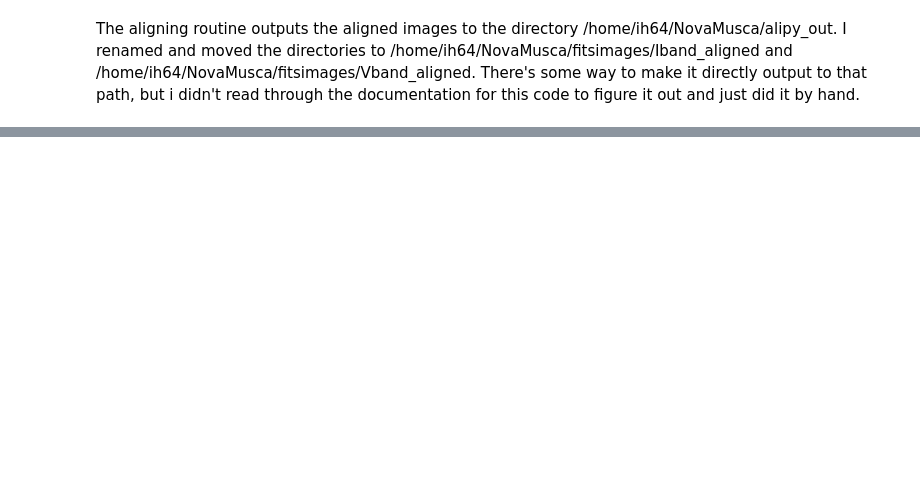
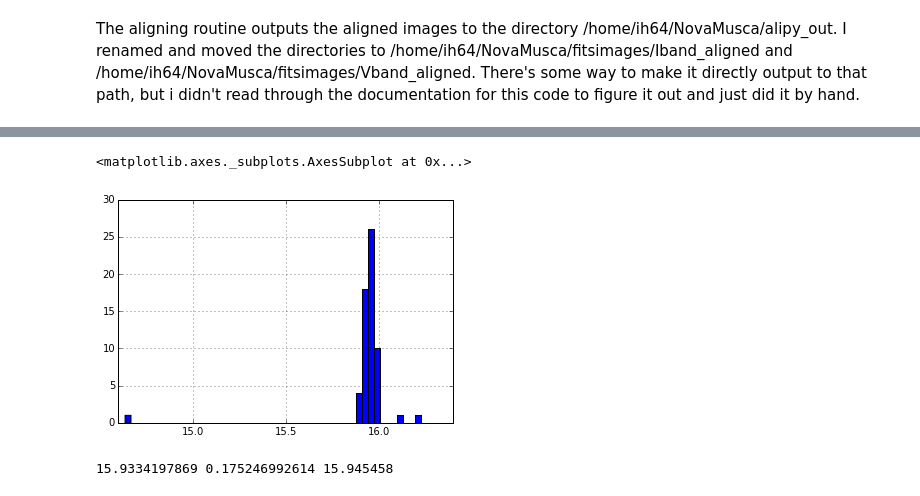
Before and after one commit to ih64/NovaMusca, a Jupyter notebook: NovaMuscaCalibration.ipynb, the cells around one changed output, grey strips where cells are left out. Drawn from its saved outputs; the diff is of its cells as text; code cells hidden in the pictures; blank space fills up the shorter version.

```diff
--- a/NovaMuscaCalibration.ipynb
+++ b/NovaMuscaCalibration.ipynb
@@ -392,0 +564,19 @@ len(photITable['mag1']/photITable['mag3'])
+# %%
+#grab the Iband photometry table, Vband photometry table, and the zeropoints table
+
+suzpts=pd.read_pickle('suzpts')
+zpts=pd.read_pickle('zptsTable')
+photVTable=pd.read_pickle('photVTable')
+photITable=pd.read_pickle('photITable')
+# %%
+poop=pd.merge(pd.concat([suzpts,zpts]).ix[:,['date','star','v','cv','xv']],photVTable, on='date')
+# %%
+caca=poop['mag10'] - poop['cv'] - (poop['airmass']*0.144)
+caca.hist(bins=50)
+# %% [output]
+<matplotlib.axes._subplots.AxesSubplot at 0x...>
+[figure, added]
+# %%
+print caca.mean(), caca.std(), caca.median()
+# %% [output]
+15.9334197869 0.175246992614 15.945458
```
Also changed, not shown: parts of 31 cells of this notebook, 7 other files.
